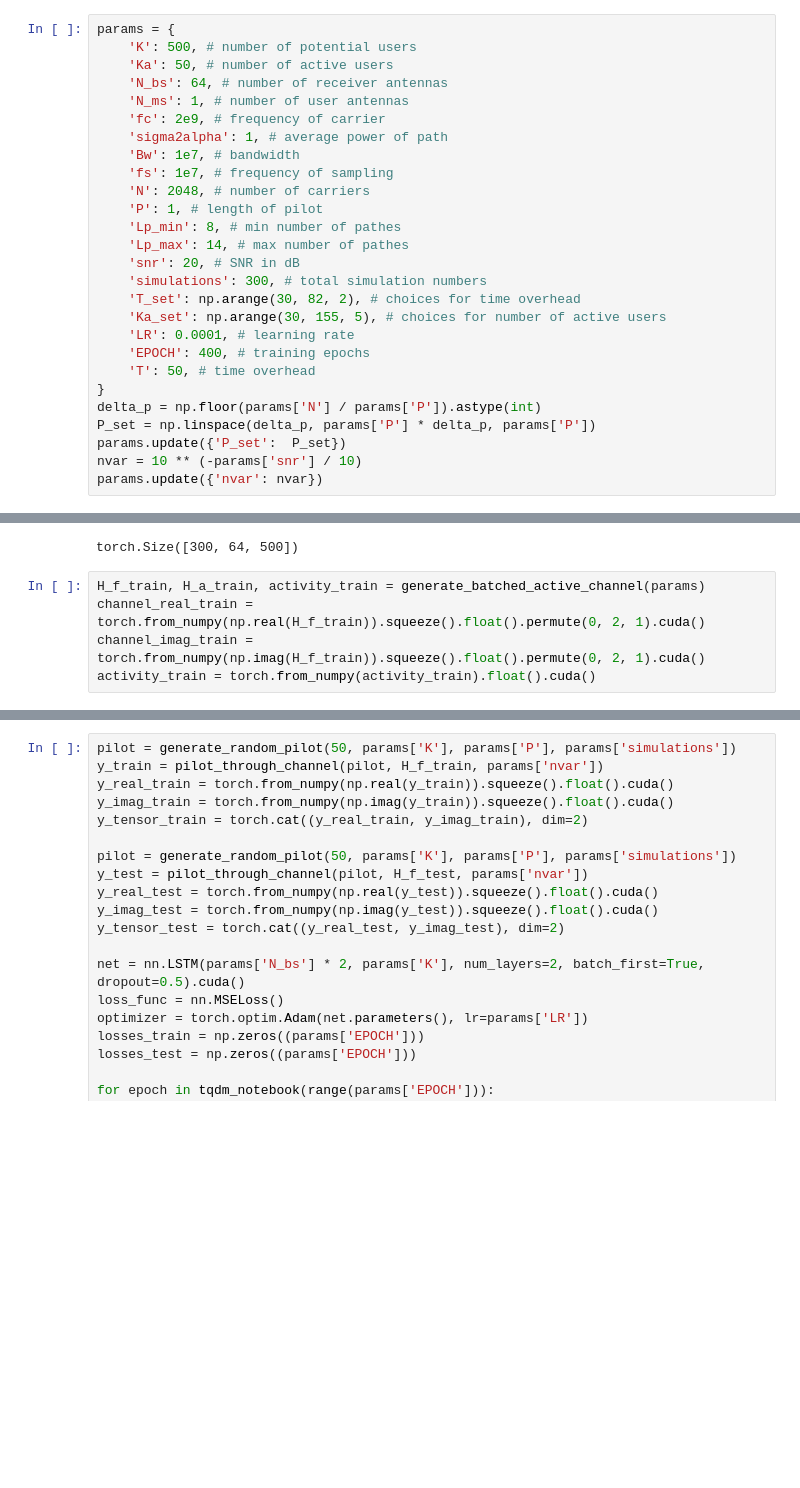
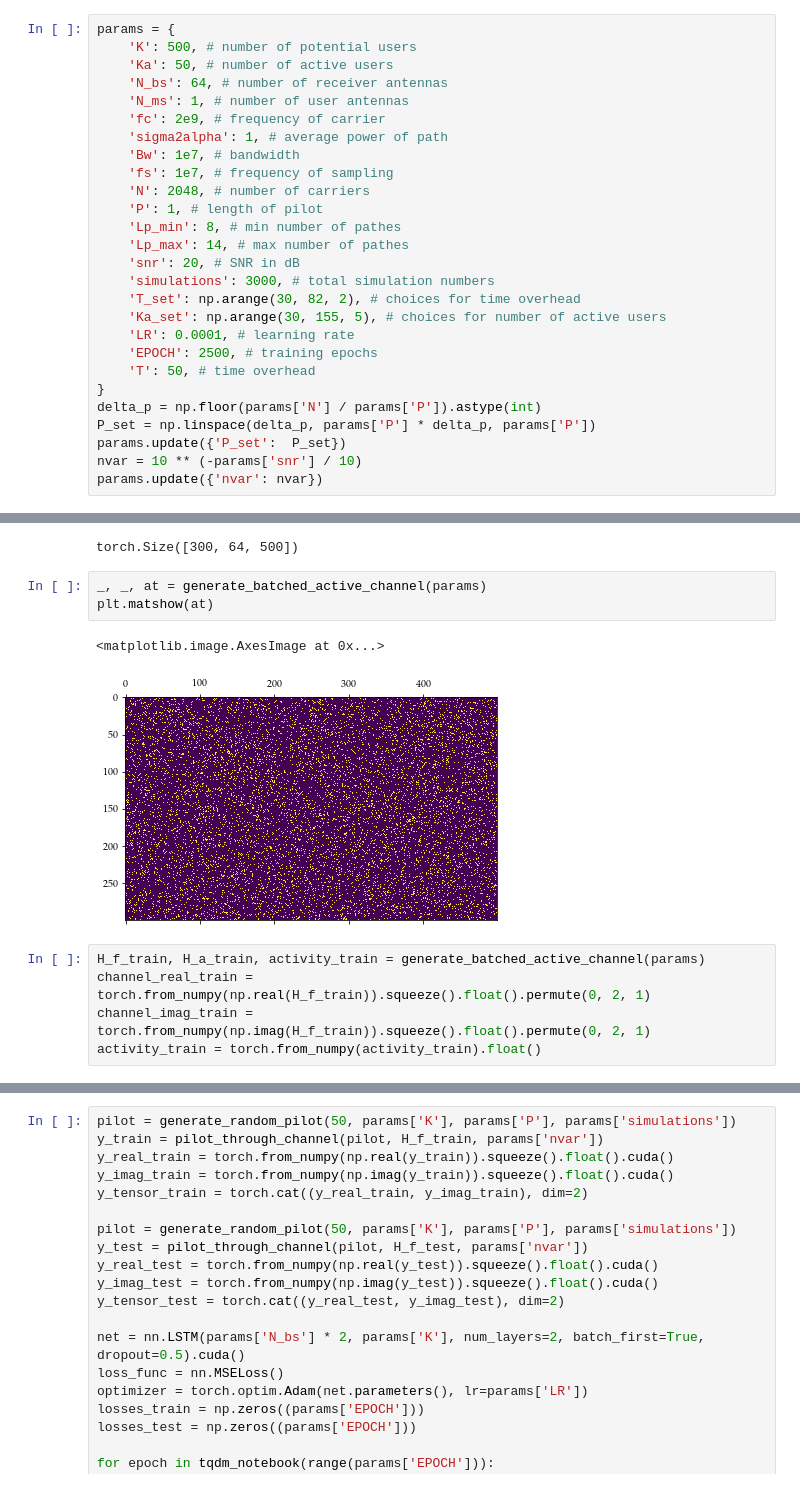
Before and after one commit to SJTUSEIEECBX/SparseRecovery, a Jupyter notebook: SporadicTraffic.ipynb, the cells around one changed output, grey strips where cells are left out. Drawn from its saved outputs; the diff is of its cells as text; blank space fills up the shorter version.

```diff
--- a/SporadicTraffic.ipynb
+++ b/SporadicTraffic.ipynb
@@ -27,11 +27,11 @@ params = {
     'Lp_min': 8, # min number of pathes
     'Lp_max': 14, # max number of pathes
     'snr': 20, # SNR in dB
-    'simulations': 300, # total simulation numbers
+    'simulations': 3000, # total simulation numbers
     'T_set': np.arange(30, 82, 2), # choices for time overhead
     'Ka_set': np.arange(30, 155, 5), # choices for number of active users
     'LR': 0.0001, # learning rate
-    'EPOCH': 400, # training epochs
+    'EPOCH': 2500, # training epochs
     'T': 50, # time overhead
 }
 delta_p = np.floor(params['N'] / params['P']).astype(int)
@@ -379,9 +380,15 @@ print(MSE)
 print(ch_real.shape)
 # %% [output]
 torch.Size([300, 64, 500])
+# %%
+_, _, at = generate_batched_active_channel(params)
+plt.matshow(at)
+# %% [output]
+<matplotlib.image.AxesImage at 0x...>
+[figure, added]
 # %%
 H_f_train, H_a_train, activity_train = generate_batched_active_channel(params)
-channel_real_train = torch.from_numpy(np.real(H_f_train)).squeeze().float().permute(0, 2, 1).cuda()
-channel_imag_train = torch.from_numpy(np.imag(H_f_train)).squeeze().float().permute(0, 2, 1).cuda()
-activity_train = torch.from_numpy(activity_train).float().cuda()
+channel_real_train = torch.from_numpy(np.real(H_f_train)).squeeze().float().permute(0, 2, 1)
+channel_imag_train = torch.from_numpy(np.imag(H_f_train)).squeeze().float().permute(0, 2, 1)
+activity_train = torch.from_numpy(activity_train).float()
 # %%
```
Also changed, not shown: parts of 17 cells of this notebook, 3 other files.
